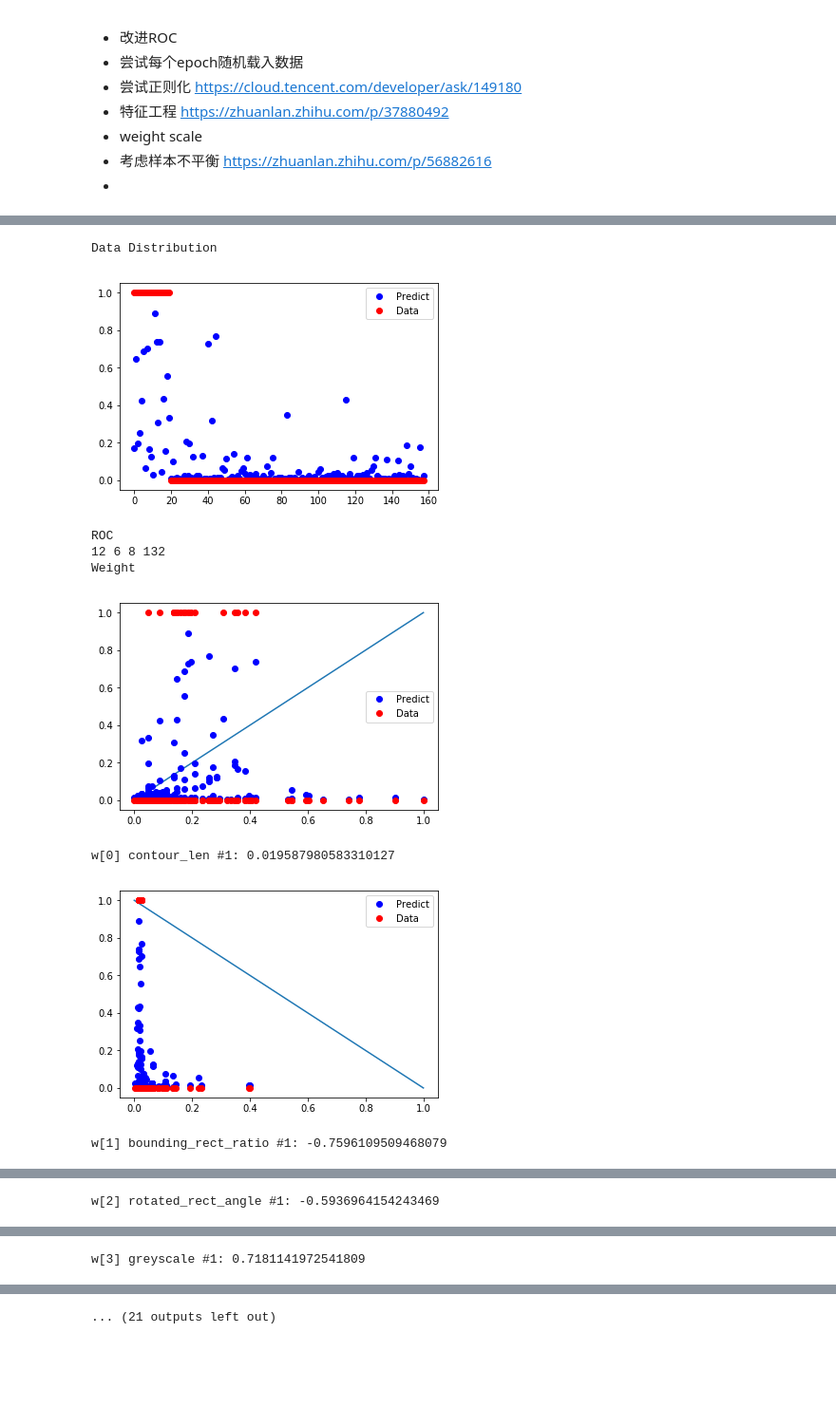
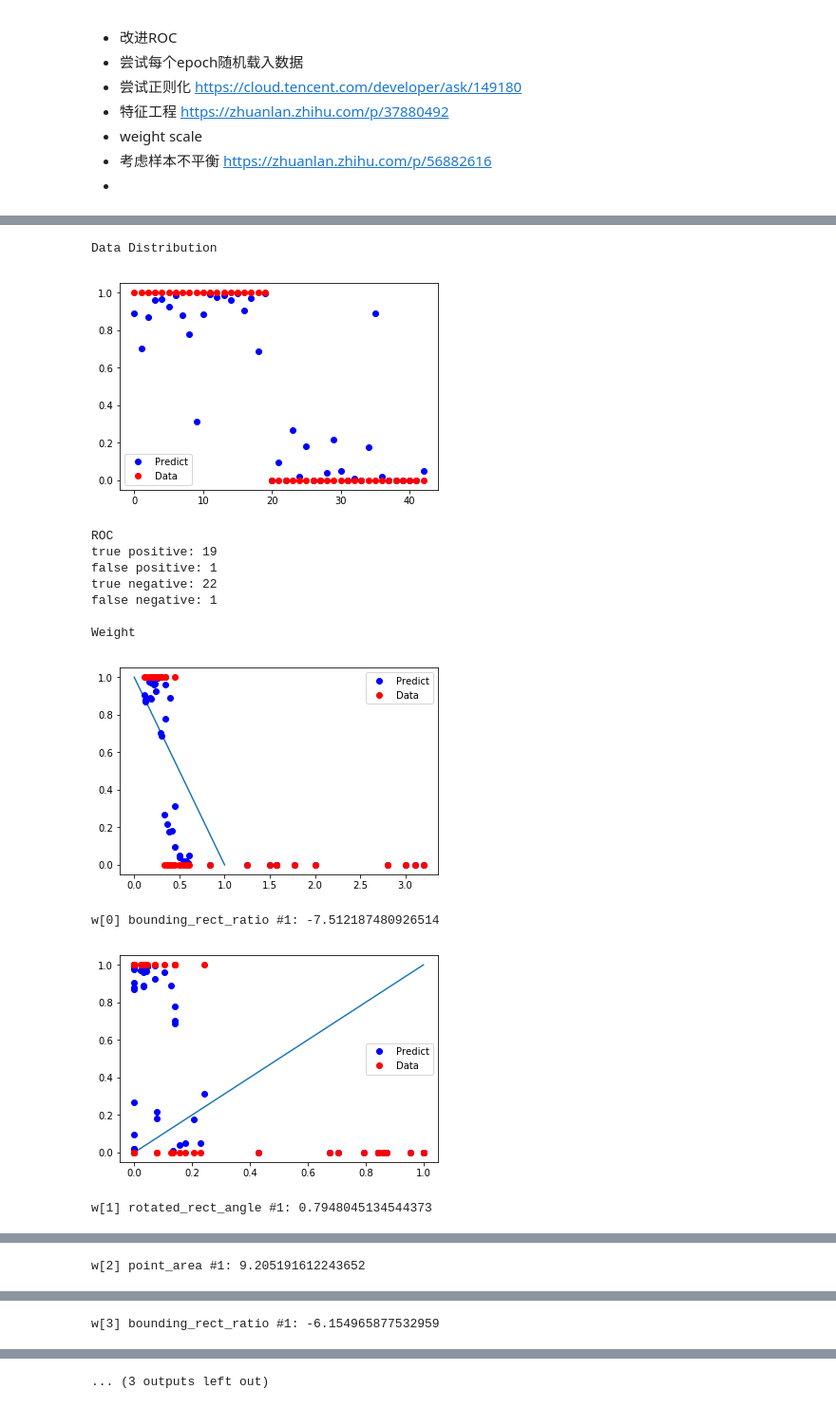
Before and after one commit to RoboVigor/RV-AutoAim, a Jupyter notebook: model/model3.ipynb, the cells around one changed output, grey strips where cells are left out. Shown at 95% size. Drawn from its saved outputs; the diff is of its cells as text; code cells hidden in the pictures; blank space fills up the shorter version.

```diff
--- a/model/model3.ipynb
+++ b/model/model3.ipynb
@@ -33,15 +33,15 @@ device = torch.device('cpu')
 # Dataset
 def preprocess(t):
     # scaling
-    max = torch.max(t,0)[0]
-    min = torch.min(t,0)[0]
-    t = (t-min)/(max-min)
+#     max = torch.max(t,0)[0]
+#     min = torch.min(t,0)[0]
+#     t = (t-min)/(max-min)
     # shuffling
     r = torch.randperm(t.size(0))
     t = t[r,:]
     # GIVE ME MORE!!
     _ = t[:,:-1]
-    t = torch.cat((_,_*_,_*_*_,t[:,-1:]),1)
+    t = torch.cat((_,t[:,-1:]),1)
     return t
 
 def load(filename, cut):
@@ -55,7 +55,7 @@ def load(filename, cut):
     y_test = data[cut:, -1:]
     return x_train, y_train, x_test, y_test, header
 
-x_train, y_train, x_test, y_test, header = load('train.csv', 0.9)
+x_train, y_train, x_test, y_test, header = load('train.csv', 0.7)
 
 train_dataset_size = x_train.size(0)
 test_dataset_size = x_test.size(0)
@@ -78,8 +78,6 @@ class Model(torch.nn.Module):
     def forward(self, x):
         y_pred = self.sigmoid(self.linear(x))
         return y_pred
-
-model = Model().to(device)
 
 # Training loop
 @autoaim.helpers.time_this
@@ -156,43 +155,50 @@ def analyse(x_anls, y_anls, threshold):
 
     # ROC
     print('ROC')
     num_positive = len(np.where(y_anls==1)[0])
     num_negative = len(np.where(y_anls==0)[0])
     _ = np.where(y_pred>=threshold)[0]
     num_true_positive = len(np.where(y_anls[_,:]==1)[0])
-    num_fasle_positive = len(np.where(y_anls[_,:]==0)[0])
+    num_false_positive = len(np.where(y_anls[_,:]==0)[0])
     _ = np.where(y_pred<threshold)[0]
-    num_true_negative = len(np.where(y_anls[_,:]==1)[0])
-    num_fasle_negative = len(np.where(y_anls[_,:]==0)[0])
-    print(num_true_positive,num_fasle_positive,num_true_negative,num_fasle_negative)
+    num_false_negative = len(np.where(y_anls[_,:]==1)[0])
+    num_true_negative = len(np.where(y_anls[_,:]==0)[0])
+    print('true positive: {}'.format(num_true_positive))
+    print('false positive: {}'.format(num_false_positive))
+    print('true negative: {}'.format(num_true_negative))
+    print('false negative: {}\n'.format(num_false_negative))
 
     # Weight
     x = np.linspace(0,1)
     w = [wi.data.cpu() for wi in model.parameters()]
     w = torch.cat((w[0][0],w[1])).numpy()
     print('Weight')
     b = w[-1]
     for i in range(input_size):
         a = w[i]
         y = a*x+b
         plt.plot(x, (y-y.min())/(y.max()-y.min()), linestyle='-')
         plt.plot(x_anls[:, i], y_pred, 'bo', label='Predict')
         plt.plot(x_anls[:, i], y_anls, 'ro', label='Data')
         plt.legend()
         plt.show()
         _1, _2 = i%(len(header) - 1), int(i/len(header)+1)
         print('w[{}] {} #{}: {}'.format(i, header[_1], _2, w[i]))
 
 with torch.no_grad():
 #     x_test, y_test,*_ = load('test.csv', 0)
-    analyse(x_test, y_test, 0.2)
+    analyse(x_test, y_test, 0.5)
 # %% [output]
 Data Distribution
-[figure, old version]
+[figure, new version]
 ROC
-12 6 8 132
+true positive: 19
+false positive: 1
+true negative: 22
+false negative: 1
+
 Weight
-[figure, old version]
+[figure, new version]
-w[0] contour_len #1: 0.019587980583310127
+w[0] bounding_rect_ratio #1: -7.512187480926514
-[figure, old version]
+[figure, new version]
-w[1] bounding_rect_ratio #1: -0.7596109509468079
+w[1] rotated_rect_angle #1: 0.7948045134544373
@@ -200 +206 @@ w[1] bounding_rect_ratio #1: -0.7596109509468079
-w[2] rotated_rect_angle #1: -0.5936964154243469
+w[2] point_area #1: 9.205191612243652
@@ -202 +208 @@ w[2] rotated_rect_angle #1: -0.5936964154243469
-w[3] greyscale #1: 0.7181141972541809
+w[3] bounding_rect_ratio #1: -6.154965877532959
@@ -204 +210 @@ w[3] greyscale #1: 0.7181141972541809
-... (21 outputs left out)
+... (3 outputs left out)
```
Also changed, not shown: parts of 4 cells of this notebook, 11 other files.
